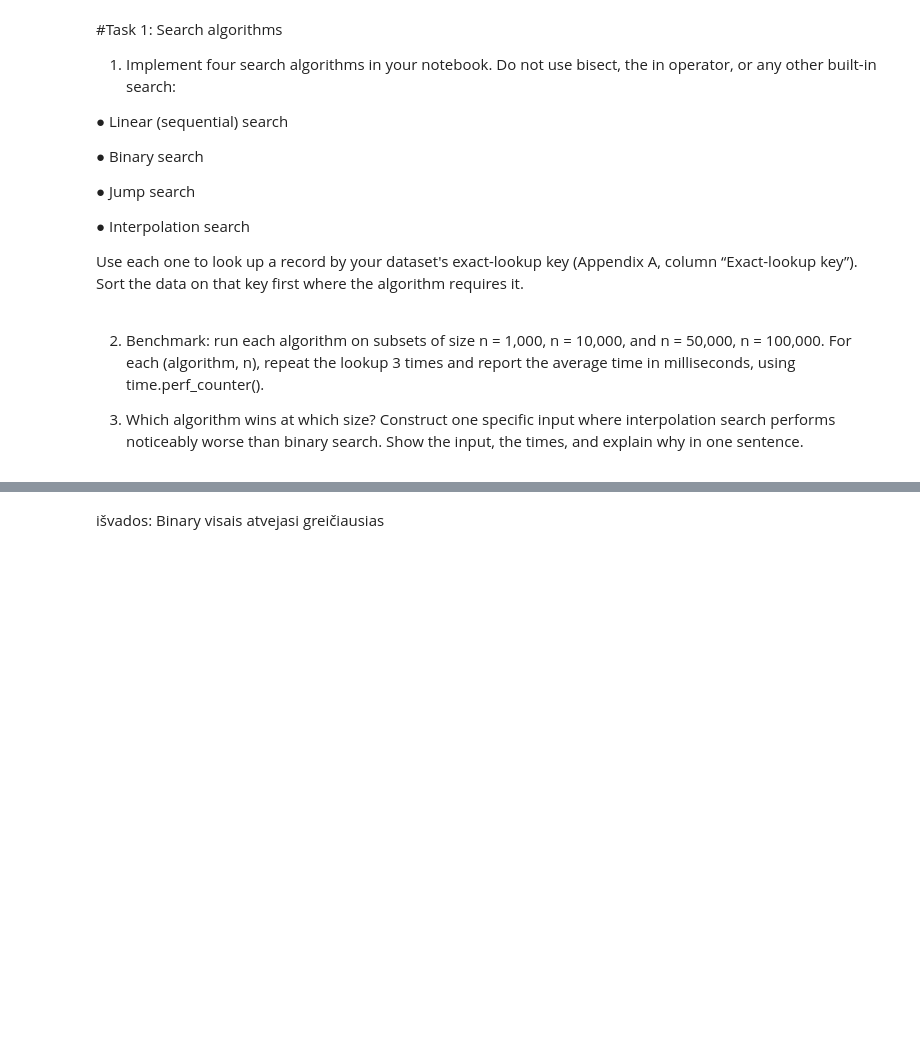
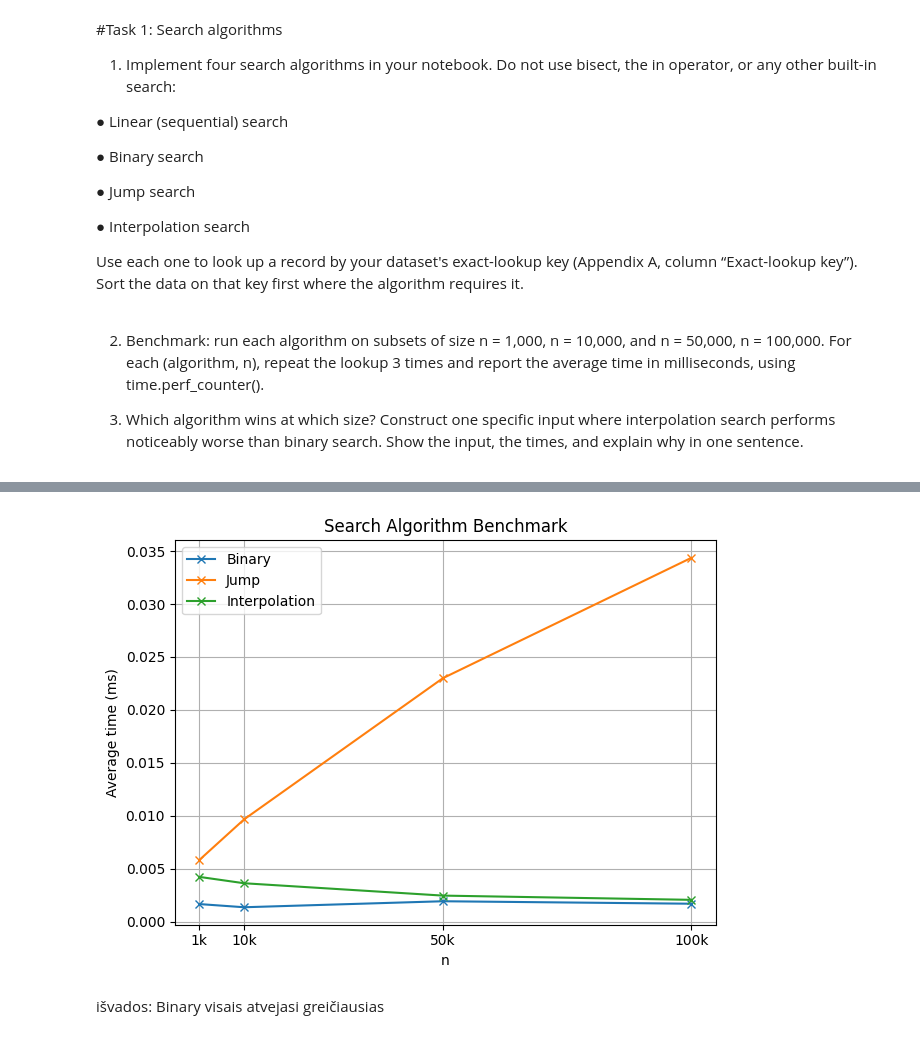
Before and after one commit to CloudySheepo/lab3, a Jupyter notebook: lab3.ipynb, the cells around one changed output, grey strips where cells are left out. Saved outputs shown, nothing was run; the diff lists cells and outputs as text; code cells hidden in the pictures; blank space fills up the shorter version.

```diff
--- a/lab3.ipynb
+++ b/lab3.ipynb
@@ -3,6 +5,6 @@ import pandas as pd
 # %%
 #duomenys apie NYC 2025m taksi vazinejimus
-data = pd.read_csv("C:\\Users\\skais\\Desktop\\lab3\\NYC_Taxi_Cleaned_Analysis_Ready.csv")
+data = pd.read_csv("C:\\Users\\skais\\Desktop\\NYC_Taxi_Cleaned_Analysis_Ready.csv")
 data.head(5)
 # %% [output]
 |  | VendorID | tpep_pickup_datetime | tpep_dropoff_datetime | passenger_count | trip_distance | RatecodeID | ... |
@@ -162,3 +202,23 @@ Interpolation: 0.006499971883992354
+# %%
+#grafikas
+dataplt = {
+    'Binary': bt,
+    'Jump': jt,
+    'Interpolation':it}#Linear gerokai leciau nei visi kiti dirba tai labai issiplecia grafikas. tdl jo nedesu i grafika
+
+for alg, times in dataplt.items():
+    plt.plot(size, times, marker='x', label = alg)
+
+plt.xlabel("n")
+plt.xticks(size, ['1k', '10k', '50k', '100k'])
+plt.ylabel("Average time (ms)")
+plt.title("Search Algorithm Benchmark")
+plt.legend()
+plt.grid(True)
+plt.tight_layout()
+plt.show()
+# %% [output]
+[figure, added]
 # %% [markdown]
 išvados: Binary visais atvejasi greičiausias
 # %% [markdown]
```
Also changed, not shown: parts of 20 cells of this notebook, 2 other files.
